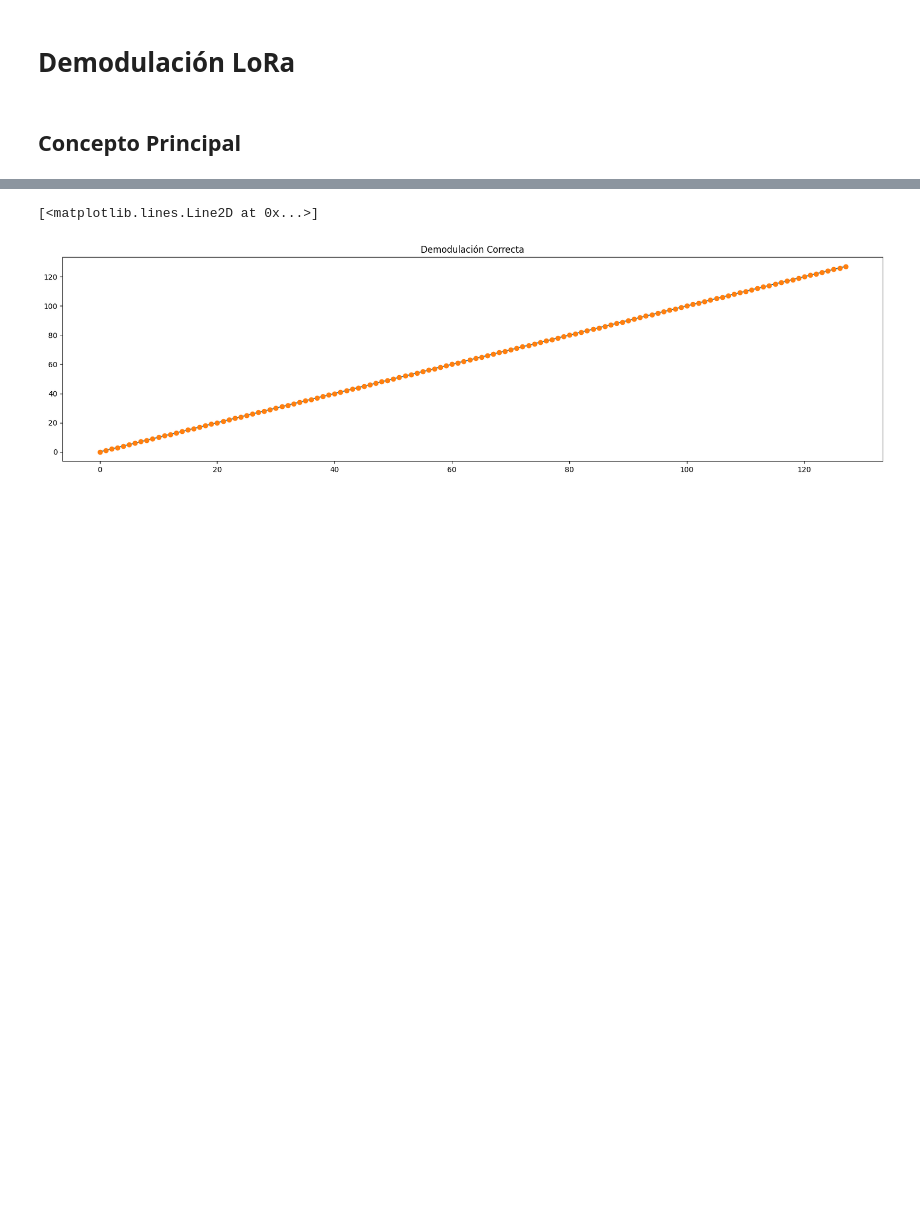
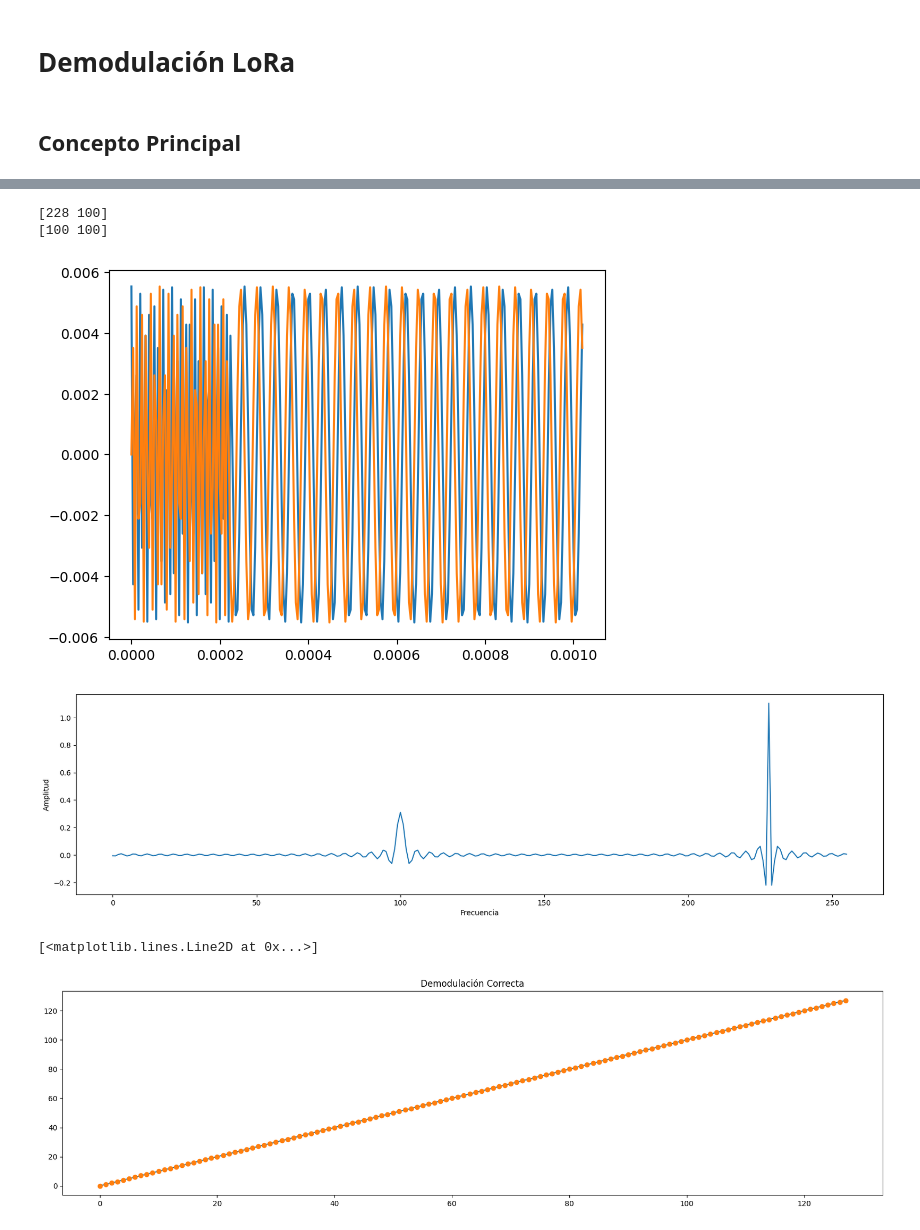
Before and after one commit to stefaema/LoRaSimulator, a Jupyter notebook: Definitive/lora_concept_breakdown.ipynb, the cells around one changed output, grey strips where cells are left out. Saved outputs shown, nothing was run; the diff lists cells and outputs as text; code cells hidden in the pictures; blank space fills up the shorter version.

```diff
--- a/Definitive/lora_concept_breakdown.ipynb
+++ b/Definitive/lora_concept_breakdown.ipynb
@@ -349,6 +525,44 @@ def correlate(signal, sf, downchirp, return_symbol_instead=False):
     if return_symbol_instead:
         return np.argmax(fourier_transform)
     return fourier_transform
+
+def multiply(signal, sf, downchirp):
+    '''
+    This function correlates a signal with a downchirp signal, resulting in the demodulation of the message.
+    Parameters:
+    signal: complex signal (array)
+    sf: spreading factor
+    downchirp: downchirp signal (array)
+    return_symbol_instead: boolean to return the symbol instead of the fourier transform
+    '''
+    product = []
+    for i in range(len(signal)):
+        product.append(signal[i] * downchirp[i])
+
+    return product
+# %%
+spreading_factor, bandwidth, samples_per_chip = 7, 125e3, 2 #  Definimos los parámetros
+symbol = 100
+
+timeline = generate_time_samples(spreading_factor, bandwidth, samples_per_chip) # Generamos las muestras de tiempo
+signal, _ = generate_signal(timeline, symbol, spreading_factor, bandwidth, samples_per_chip) # Generamos la señal
+downchirp = generate_downchirp(spreading_factor, bandwidth, timeline) # Generamos el downchirp
+product = multiply(signal, spreading_factor, downchirp) # Multiplicamos la señal por el downchirp
+plt.plot(timeline, np.real(product), label='Parte Real')
+plt.plot(timeline, np.imag(product), label='Parte Imaginaria')
+fourier_transform = np.fft.fft(product)
+plt.figure(figsize=(20, 5))
+plt.plot(fourier_transform)
+plt.xlabel('Frecuencia')
+plt.ylabel('Amplitud')
+# Orders the fourier transform and prints the top 2 largest arguments
+print(np.argsort(fourier_transform)[::-1][:2])
+print(np.argsort(fourier_transform)[::-1][:2]%2**spreading_factor)
+# %% [output]
+[228 100]
+[100 100]
+[figure, added]
+[figure, added]
 # %%
 def test_all(spc):
     sf = 7
```
Also changed, not shown: parts of 22 cells of this notebook.
